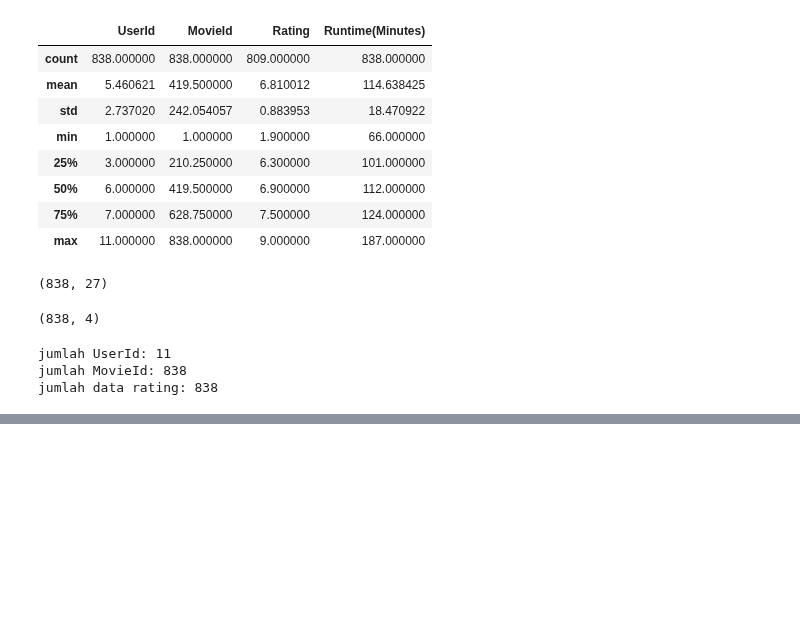
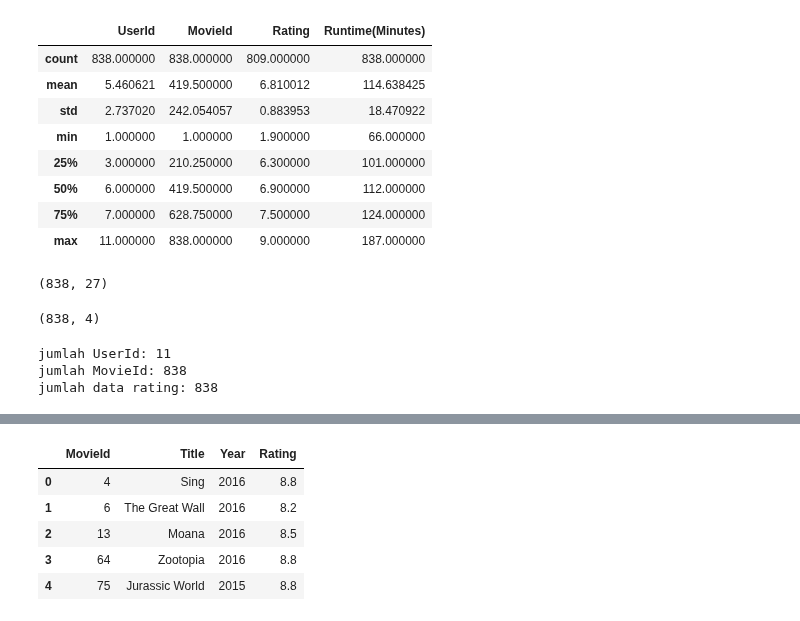
Before and after one commit to Ihbar1/ihbar.github.io, a Jupyter notebook: praktikum_sistem_rekomendasi.ipynb, the cells around one changed output, grey strips where cells are left out. Drawn from its saved outputs; the diff is of its cells as text; code cells hidden in the pictures; blank space fills up the shorter version.

```diff
--- a/praktikum_sistem_rekomendasi.ipynb
+++ b/praktikum_sistem_rekomendasi.ipynb
@@ -136,0 +174,11 @@ movies = movies.drop(['Genre','Description','Director','Actors','Action','Advent
+# %%
+inputId = movies[movies['Title'].isin(inputMovies['Title'].tolist())]
+inputMovies = pd.merge(inputId, inputMovies)
+inputMovies
+# %% [output]
+|  | MovieId | Title | Year | Rating |
+| 0 | 4 | Sing | 2016 | 8.8 |
+| 1 | 6 | The Great Wall | 2016 | 8.2 |
+| 2 | 13 | Moana | 2016 | 8.5 |
+| 3 | 64 | Zootopia | 2016 | 8.8 |
+| 4 | 75 | Jurassic World | 2015 | 8.8 |
```
Also changed, not shown: parts of 9 cells of this notebook.
